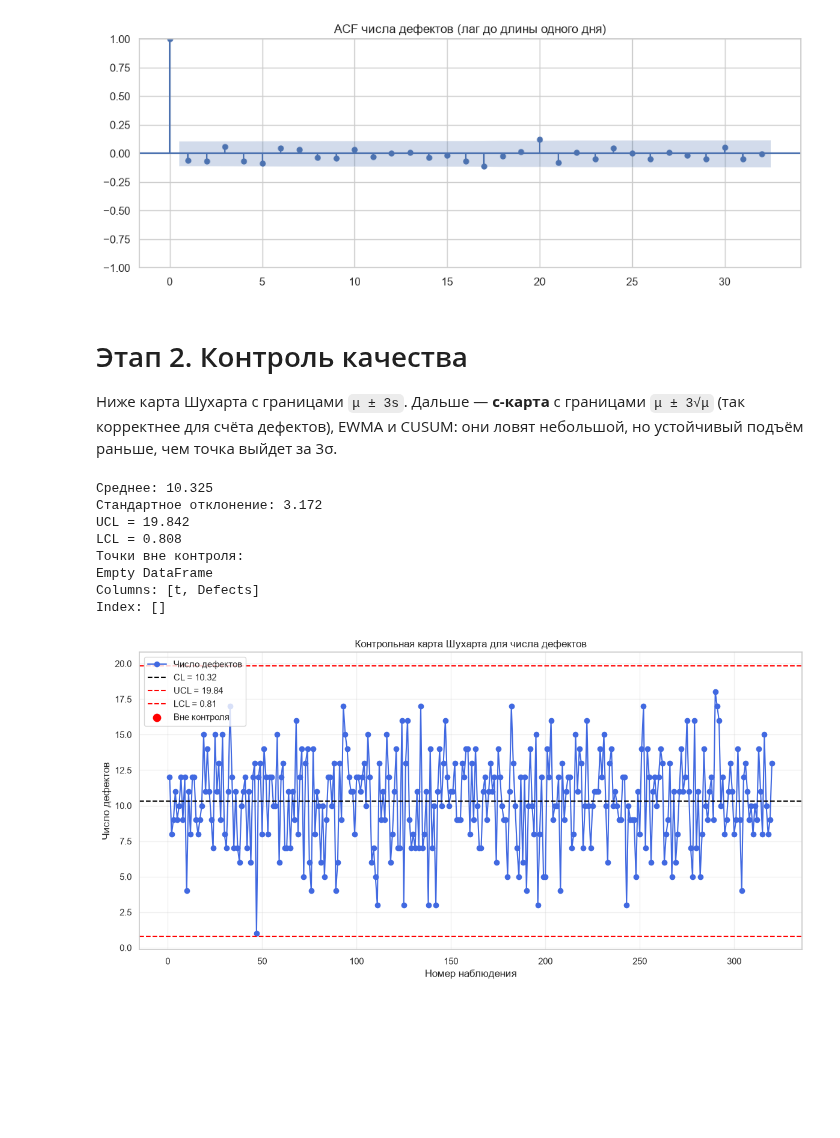
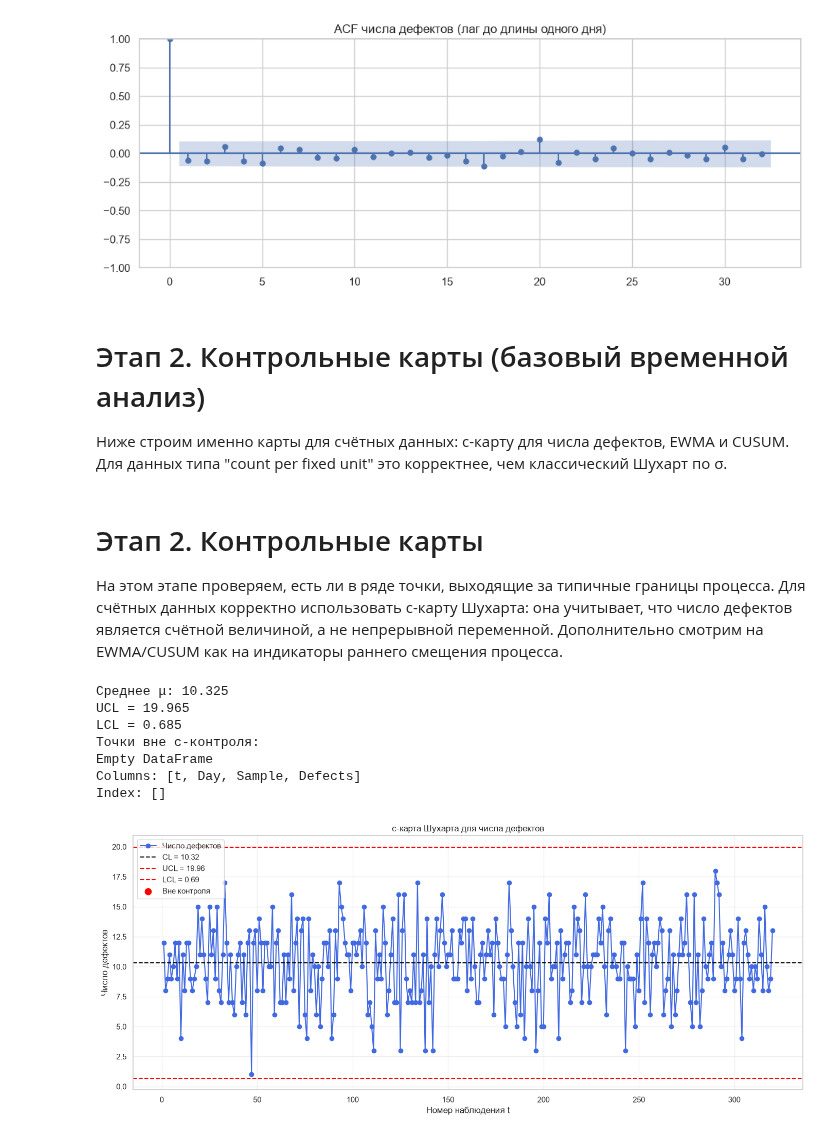
Before and after one commit to Archuqq/PD, a Jupyter notebook: file.ipynb, the cells around one changed output. Drawn from its saved outputs; the diff is of its cells as text; code cells hidden in the pictures; blank space fills up the shorter version.

```diff
--- a/file.ipynb
+++ b/file.ipynb
@@ -271,49 +274,49 @@ plt.show()
 # %% [output]
 [figure]
 # %% [markdown]
-# Этап 2. Контроль качества
+# Этап 2. Контрольные карты (базовый временной анализ)
 
-Ниже карта Шухарта с границами `μ ± 3s`. Дальше — **c-карта** с границами `μ ± 3√μ` (так корректнее для счёта дефектов), EWMA и CUSUM: они ловят небольшой, но устойчивый подъём раньше, чем точка выйдет за 3σ.
+Ниже строим именно карты для счётных данных: c-карту для числа дефектов, EWMA и CUSUM. Для данных типа "count per fixed unit" это корректнее, чем классический Шухарт по σ.
+# %% [markdown]
+# Этап 2. Контрольные карты
+
+На этом этапе проверяем, есть ли в ряде точки, выходящие за типичные границы процесса. Для счётных данных корректно использовать c-карту Шухарта: она учитывает, что число дефектов является счётной величиной, а не непрерывной переменной. Дополнительно смотрим на EWMA/CUSUM как на индикаторы раннего смещения процесса.
 # %%
-# --- Шухарт для числа дефектов ---
-mean_val = df["Defects"].mean()
-std_val = df["Defects"].std(ddof=1)
+# --- c-карта Шухарта для счетного процесса ---
+mu = df["Defects"].mean()
+# Для c-карты для count-data: UCL/LCL = μ ± 3*sqrt(μ)
+# LCL не может быть отрицательным, поэтому фиксируем ноль
+ucl = mu + 3 * np.sqrt(mu)
+lcl = max(mu - 3 * np.sqrt(mu), 0)
 
-ucl = mean_val + 3 * std_val
-lcl = max(mean_val - 3 * std_val, 0)
+out_of_control = (df["Defects"] > ucl) | (df["Defects"] < lcl)
+df["out_of_control_c"] = out_of_control
 
-# флаг точек вне контроля
-out_of_control = (df["Defects"] > ucl) | (df["Defects"] < lcl)
-
-df["out_of_control"] = out_of_control
-
-print(f"Среднее: {mean_val:.3f}")
-print(f"Стандартное отклонение: {std_val:.3f}")
+print(f"Среднее μ: {mu:.3f}")
 print(f"UCL = {ucl:.3f}")
 print(f"LCL = {lcl:.3f}")
-print("Точки вне контроля:")
-print(df.loc[out_of_control, ["t", "Defects"]])
+print("Точки вне c-контроля:")
+print(df.loc[out_of_control, ["t", "Day", "Sample", "Defects"]])
 
-plt.figure(figsize=(12, 6))
+plt.figure(figsize=(14, 6))
 plt.plot(df["t"], df["Defects"], marker="o", color="royalblue", linewidth=1.5, label="Число дефектов")
-plt.axhline(mean_val, color="black", linestyle="--", linewidth=1.5, label=f"CL = {mean_val:.2f}")
+plt.axhline(mu, color="black", linestyle="--", linewidth=1.5, label=f"CL = {mu:.2f}")
 plt.axhline(ucl, color="red", linestyle="--", linewidth=1.5, label=f"UCL = {ucl:.2f}")
 plt.axhline(lcl, color="red", linestyle="--", linewidth=1.5, label=f"LCL = {lcl:.2f}")
 plt.scatter(df.loc[out_of_control, "t"], df.loc[out_of_control, "Defects"], color="red", s=80, zorder=5, label="Вне контроля")
-plt.title("Контрольная карта Шухарта для числа дефектов")
-plt.xlabel("Номер наблюдения")
+plt.title("c-карта Шухарта для числа дефектов")
+plt.xlabel("Номер наблюдения t")
 plt.ylabel("Число дефектов")
 plt.grid(alpha=0.3)
 plt.legend()
 plt.tight_layout()
 plt.show()
 # %% [output]
-Среднее: 10.325
-Стандартное отклонение: 3.172
-UCL = 19.842
-LCL = 0.808
-Точки вне контроля:
+Среднее μ: 10.325
+UCL = 19.965
+LCL = 0.685
+Точки вне c-контроля:
 Empty DataFrame
-Columns: [t, Defects]
+Columns: [t, Day, Sample, Defects]
 Index: []
-[figure, old version]
+[figure, new version]
```
Also changed, not shown: parts of 10 cells of this notebook, 5 other files.
